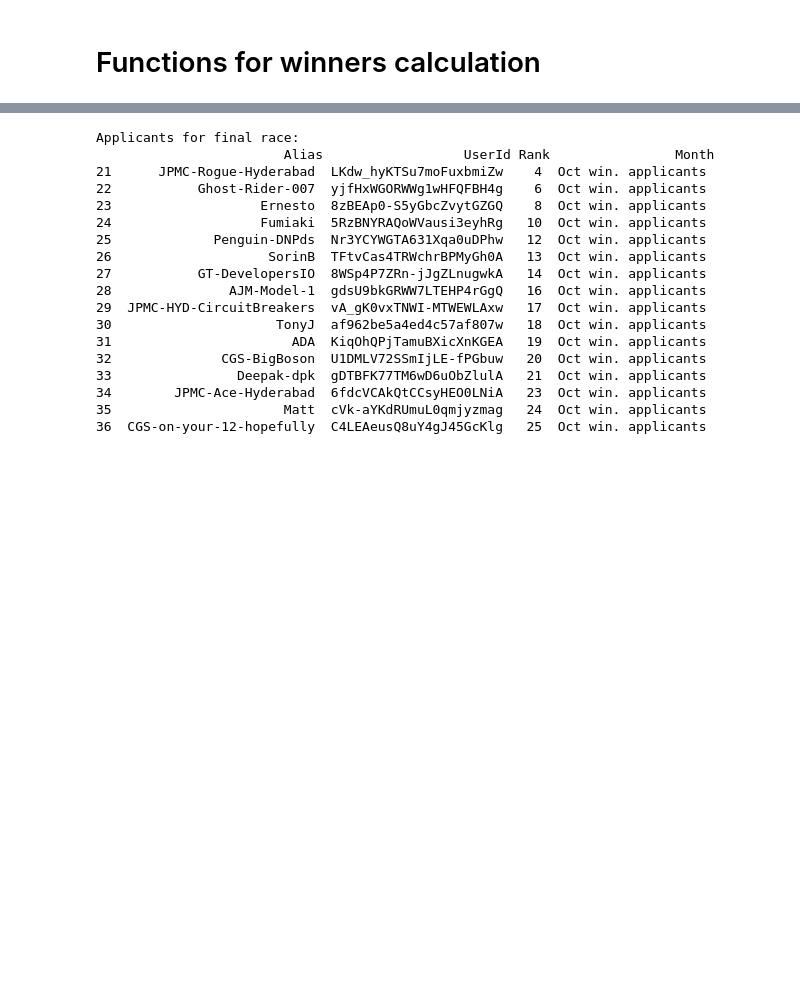
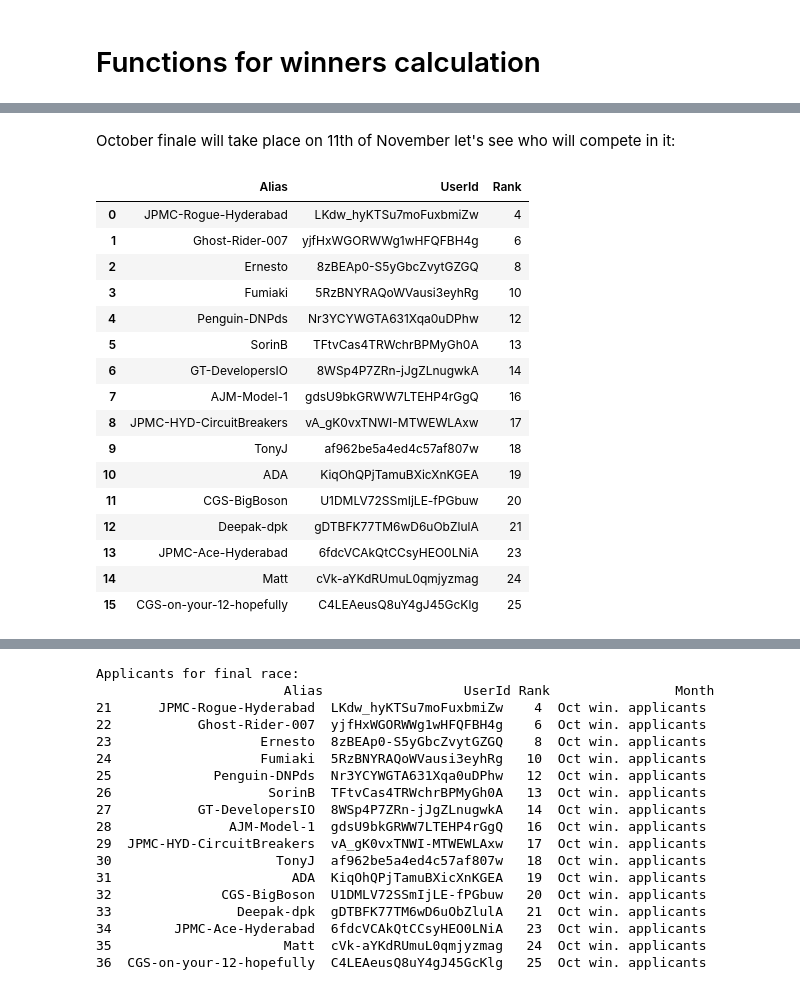
Before and after one commit to mokoron/EDA, a Jupyter notebook: Deepracer_league.ipynb, the cells around one changed output, grey strips where cells are left out. Cells and saved outputs as stored; diff of their text form; code cells hidden in the pictures; blank space fills up the shorter version.

```diff
--- a/Deepracer_league.ipynb
+++ b/Deepracer_league.ipynb
@@ -123,0 +138,26 @@ added  9 racers from  September PRO League
+# %% [markdown]
+October finale will take place on 11th of November let's see who will compete in it:
+# %%
+def october_finale_racers():
+  championship_racers_so_far = championship_racers()[['Alias', 'UserId', 'Rank']]
+  return list_end_of_month[7][['Alias', 'UserId', 'Rank']].append(championship_racers_so_far).drop_duplicates('UserId', keep='last').reset_index(drop=True).head(n=16)
+
+october_finale_racers()
+# %% [output]
+|  | Alias | UserId | Rank |
+| 0 | JPMC-Rogue-Hyderabad | LKdw_hyKTSu7moFuxbmiZw | 4 |
+| 1 | Ghost-Rider-007 | yjfHxWGORWWg1wHFQFBH4g | 6 |
+| 2 | Ernesto | 8zBEAp0-S5yGbcZvytGZGQ | 8 |
+| 3 | Fumiaki | 5RzBNYRAQoWVausi3eyhRg | 10 |
+| 4 | Penguin-DNPds | Nr3YCYWGTA631Xqa0uDPhw | 12 |
+| 5 | SorinB | TFtvCas4TRWchrBPMyGh0A | 13 |
+| 6 | GT-DevelopersIO | 8WSp4P7ZRn-jJgZLnugwkA | 14 |
+| 7 | AJM-Model-1 | gdsU9bkGRWW7LTEHP4rGgQ | 16 |
+| 8 | JPMC-HYD-CircuitBreakers | vA_gK0vxTNWI-MTWEWLAxw | 17 |
+| 9 | TonyJ | af962be5a4ed4c57af807w | 18 |
+| 10 | ADA | KiqOhQPjTamuBXicXnKGEA | 19 |
+| 11 | CGS-BigBoson | U1DMLV72SSmIjLE-fPGbuw | 20 |
+| 12 | Deepak-dpk | gDTBFK77TM6wD6uObZlulA | 21 |
+| 13 | JPMC-Ace-Hyderabad | 6fdcVCAkQtCCsyHEO0LNiA | 23 |
+| 14 | Matt | cVk-aYKdRUmuL0qmjyzmag | 24 |
+| 15 | CGS-on-your-12-hopefully | C4LEAeusQ8uY4gJ45GcKlg | 25 |
```
Also changed, not shown: parts of 11 cells of this notebook.
